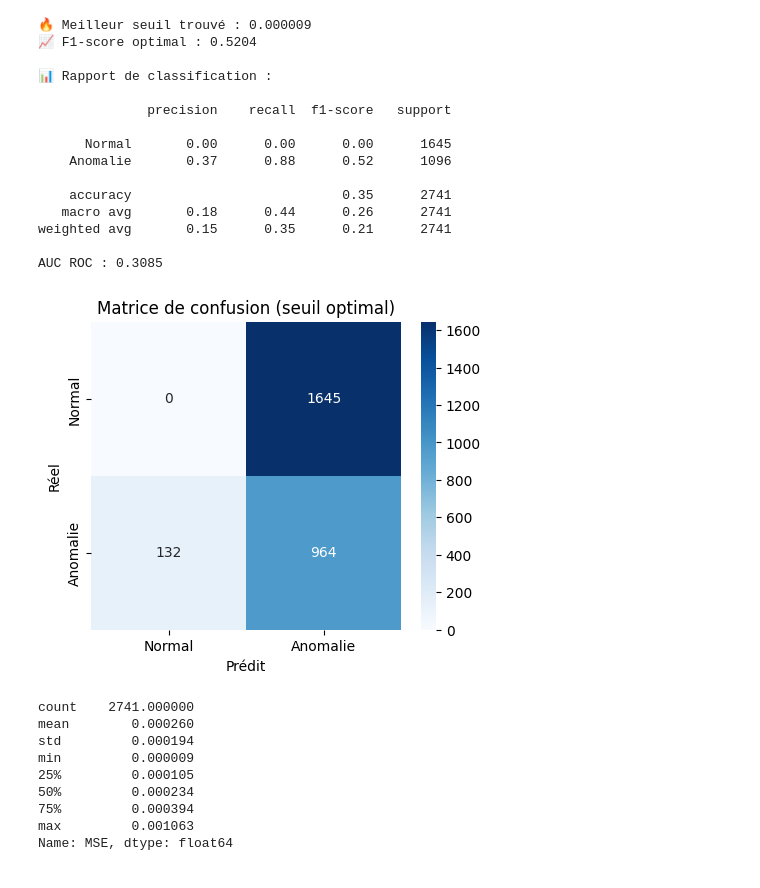
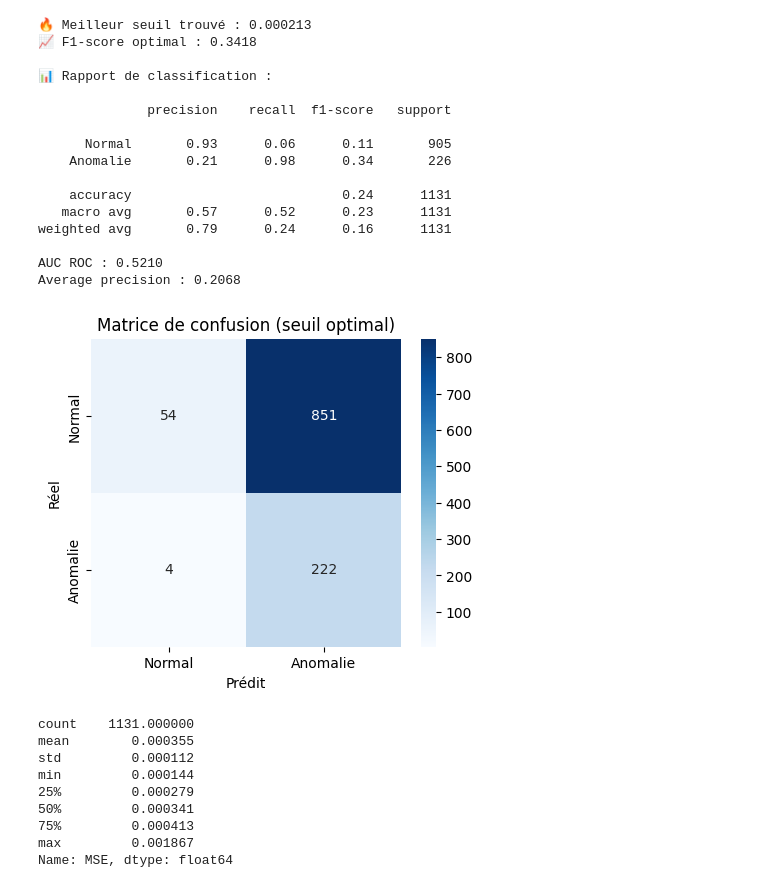
Before and after one commit to sow19/Detection-d-anomalies, a Jupyter notebook: code_source/pretraitement/processing_bis.ipynb, the cells around one changed output. Cells and saved outputs as stored; diff of their text form; code cells hidden in the pictures.

```diff
--- a/code_source/pretraitement/processing_bis.ipynb
+++ b/code_source/pretraitement/processing_bis.ipynb
@@ -35,8 +35,8 @@ csv = "../../data/contaminated/contaminated_data_bis.csv"
 contaminated = pd.read_csv(csv).iloc[:, 0]
 indices = np.load("../../data/contaminated/indices_anomalies_bis.npy").flatten().tolist()
 # %%
+model = SentenceTransformer('sentence-transformers/all-distilroberta-v1')
 def vetorisation_sbert(data, indice_anomalie=None):
-    model = SentenceTransformer('all-MiniLM-L6-v2')
     vecteurs = model.encode(data)
     vecteurs = np.array(vecteurs)
 
@@ -67,15 +67,18 @@ class Autoencoder(nn.Module):
     def __init__(self, input_dim):
         super(Autoencoder, self).__init__()
         self.encoder = nn.Sequential(
-            nn.Linear(input_dim, 128),
+            nn.Linear(input_dim, 64),
+            nn.BatchNorm1d(64),
             nn.ReLU(),
-            nn.Linear(128, 64),
+            nn.Linear(64, 32),
+
             nn.ReLU()
         )
         self.decoder = nn.Sequential(
-            nn.Linear(64, 128),
+            nn.BatchNorm1d(32),
+            nn.Linear(32, 64),
             nn.ReLU(),
-            nn.Linear(128, input_dim)
+            nn.Linear(64, input_dim)
         )
 
     def forward(self, x):
@@ -160,55 +163,58 @@ print(f"📈 F1-score optimal : {best_f1:.4f}")
 y_pred = (mse > best_threshold).astype(int)
 y_true = labels
 
 print("\n📊 Rapport de classification :\n")
 print(classification_report(y_true, y_pred, target_names=["Normal", "Anomalie"]))
 
 y_score = mse
-roc_auc = roc_auc_score(y_true, y_score)
+roc_auc = roc_auc_score(y_true, y_pred)
+avg_precision = average_precision_score(y_true, y_pred)
 
 print(f"AUC ROC : {roc_auc:.4f}")
+print(f"Average precision : {avg_precision:.4f}")
 
 # matrice de confusion
 
 cm = confusion_matrix(y_true, y_pred)
 
 plt.figure(figsize=(5, 4))
 sns.heatmap(cm, annot=True, fmt="d", cmap="Blues",
             xticklabels=["Normal", "Anomalie"],
             yticklabels=["Normal", "Anomalie"])
 plt.xlabel("Prédit")
 plt.ylabel("Réel")
 plt.title("Matrice de confusion (seuil optimal)")
 plt.show()
 # %% [output]
-🔥 Meilleur seuil trouvé : 0.000009
-📈 F1-score optimal : 0.5204
+🔥 Meilleur seuil trouvé : 0.000213
+📈 F1-score optimal : 0.3418
 
 📊 Rapport de classification :
 
               precision    recall  f1-score   support
 
-      Normal       0.00      0.00      0.00      1645
-    Anomalie       0.37      0.88      0.52      1096
+      Normal       0.93      0.06      0.11       905
+    Anomalie       0.21      0.98      0.34       226
 
-    accuracy                           0.35      2741
-   macro avg       0.18      0.44      0.26      2741
-weighted avg       0.15      0.35      0.21      2741
+    accuracy                           0.24      1131
+   macro avg       0.57      0.52      0.23      1131
+weighted avg       0.79      0.24      0.16      1131
 
-AUC ROC : 0.3085
+AUC ROC : 0.5210
+Average precision : 0.2068
-[figure, old version]
+[figure, new version]
 # %%
 mse_series = pd.Series(mse, name="MSE")
 print(mse_series.describe())
 # %% [output]
-count    2741.000000
-mean        0.000260
-std         0.000194
-min         0.000009
-25%         0.000105
-50%         0.000234
-75%         0.000394
-max         0.001063
+count    1131.000000
+mean        0.000355
+std         0.000112
+min         0.000144
+25%         0.000279
+50%         0.000341
+75%         0.000413
+max         0.001867
 Name: MSE, dtype: float64
 # %%
 tsne = TSNE(n_components=2, random_state=42)  # réduire à 2 dimensions
```
Also changed, not shown: parts of 8 cells of this notebook, 3 other files.
